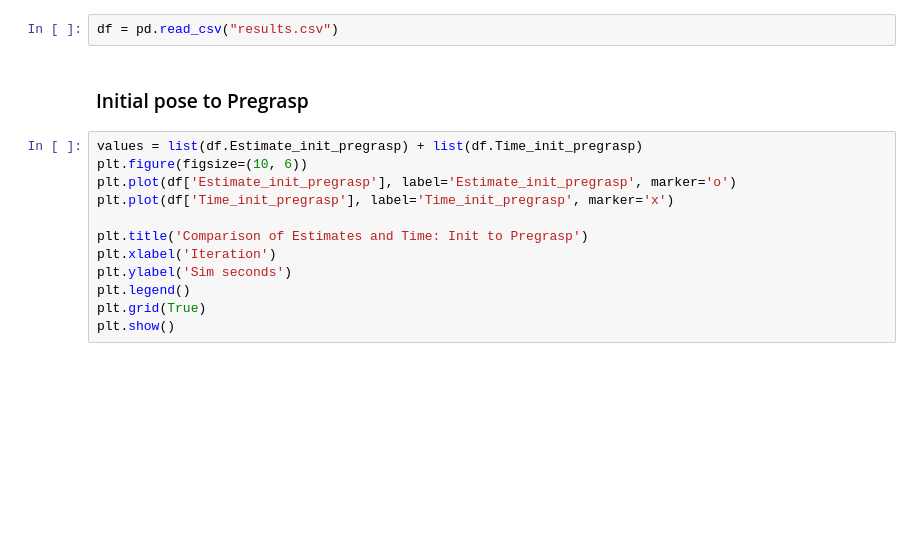
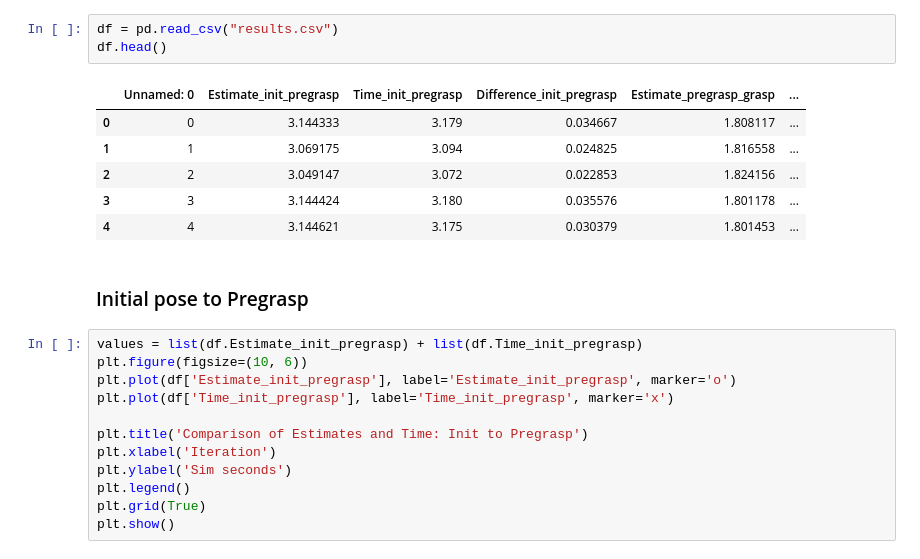
Before and after one commit to adityavkulkarni/2D_dynamic_object_grasping, a Jupyter notebook: results.ipynb, the cells around one changed output. Drawn from its saved outputs; the diff is of its cells as text; blank space fills up the shorter version.

```diff
--- a/results.ipynb
+++ b/results.ipynb
@@ -12,5 +4,13 @@ please provide us feedback at https://github.com/pandas-dev/pandas/issues/54466
 # %%
 df = pd.read_csv("results.csv")
+df.head()
+# %% [output]
+|  | Unnamed: 0 | Estimate_init_pregrasp | Time_init_pregrasp | Difference_init_pregrasp | Estimate_pregrasp_grasp | ... |
+| 0 | 0 | 3.144333 | 3.179 | 0.034667 | 1.808117 | ... |
+| 1 | 1 | 3.069175 | 3.094 | 0.024825 | 1.816558 | ... |
+| 2 | 2 | 3.049147 | 3.072 | 0.022853 | 1.824156 | ... |
+| 3 | 3 | 3.144424 | 3.180 | 0.035576 | 1.801178 | ... |
+| 4 | 4 | 3.144621 | 3.175 | 0.030379 | 1.801453 | ... |
 # %% [markdown]
 ### Initial pose to Pregrasp
 # %%
```
Also changed, not shown: parts of 9 cells of this notebook.
